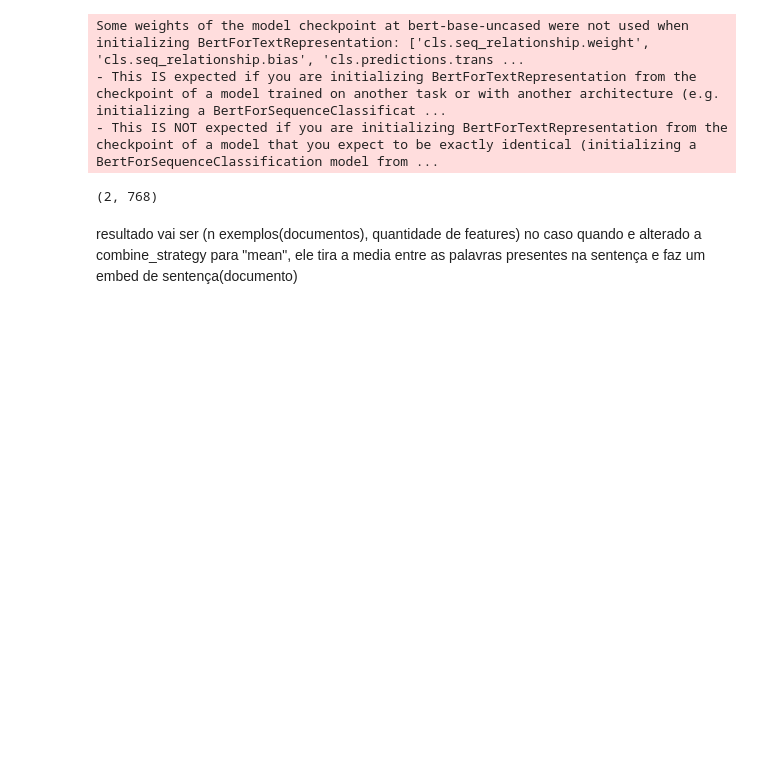
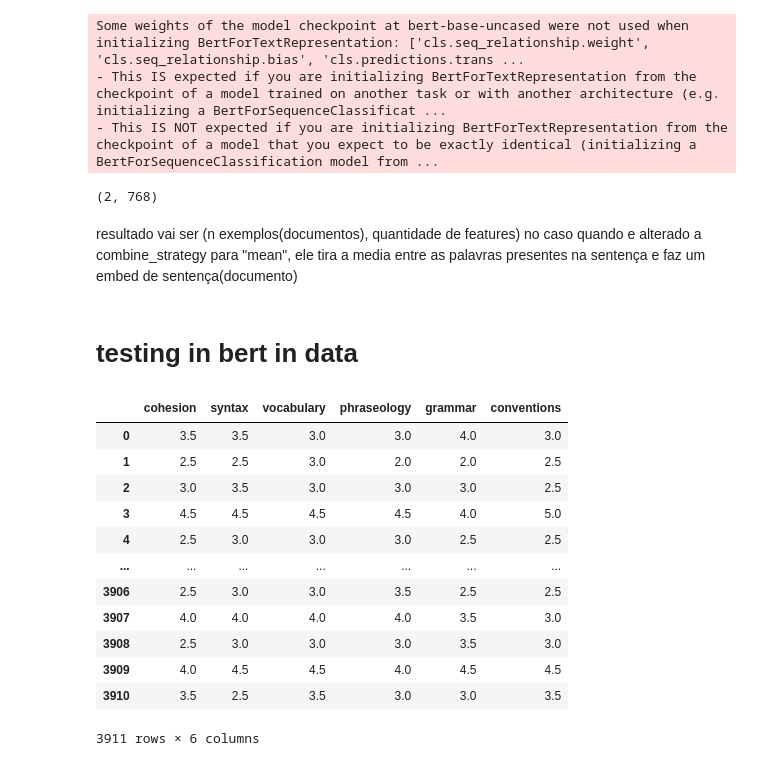
Before and after one commit to arthurzueiro123/testando-embedding, a Jupyter notebook: testando_doc2vec.ipynb, the cells around one changed output. Drawn from its saved outputs; the diff is of its cells as text; code cells hidden in the pictures; blank space fills up the shorter version.

```diff
--- a/testando_doc2vec.ipynb
+++ b/testando_doc2vec.ipynb
@@ -271,3 +272,5 @@ sentence_vectors.shape
 (2, 768)
 # %% [markdown]
 resultado vai ser (n exemplos(documentos), quantidade de features) no caso quando e alterado a combine_strategy para "mean", ele tira a media entre as palavras presentes na sentença e faz um embed de sentença(documento)
+# %% [markdown]
+# testing in bert in data
@@ -273,0 +280,20 @@ resultado vai ser (n exemplos(documentos), quantidade de features) no caso quand
+# %%
+# y_sample=df_sample.loc[:,target_names]
+# y_sample
+
+y_sample=df_train.loc[:,target_names]
+y_sample
+# %% [output]
+|  | cohesion | syntax | vocabulary | phraseology | grammar | conventions |
+| 0 | 3.5 | 3.5 | 3.0 | 3.0 | 4.0 | 3.0 |
+| 1 | 2.5 | 2.5 | 3.0 | 2.0 | 2.0 | 2.5 |
+| 2 | 3.0 | 3.5 | 3.0 | 3.0 | 3.0 | 2.5 |
+| 3 | 4.5 | 4.5 | 4.5 | 4.5 | 4.0 | 5.0 |
+| 4 | 2.5 | 3.0 | 3.0 | 3.0 | 2.5 | 2.5 |
+| ... | ... | ... | ... | ... | ... | ... |
+| 3906 | 2.5 | 3.0 | 3.0 | 3.5 | 2.5 | 2.5 |
+| 3907 | 4.0 | 4.0 | 4.0 | 4.0 | 3.5 | 3.0 |
+| 3908 | 2.5 | 3.0 | 3.0 | 3.0 | 3.5 | 3.0 |
+| 3909 | 4.0 | 4.5 | 4.5 | 4.0 | 4.5 | 4.5 |
+| 3910 | 3.5 | 2.5 | 3.5 | 3.0 | 3.0 | 3.5 |
+3911 rows × 6 columns
```
Also changed, not shown: parts of 13 cells of this notebook.
